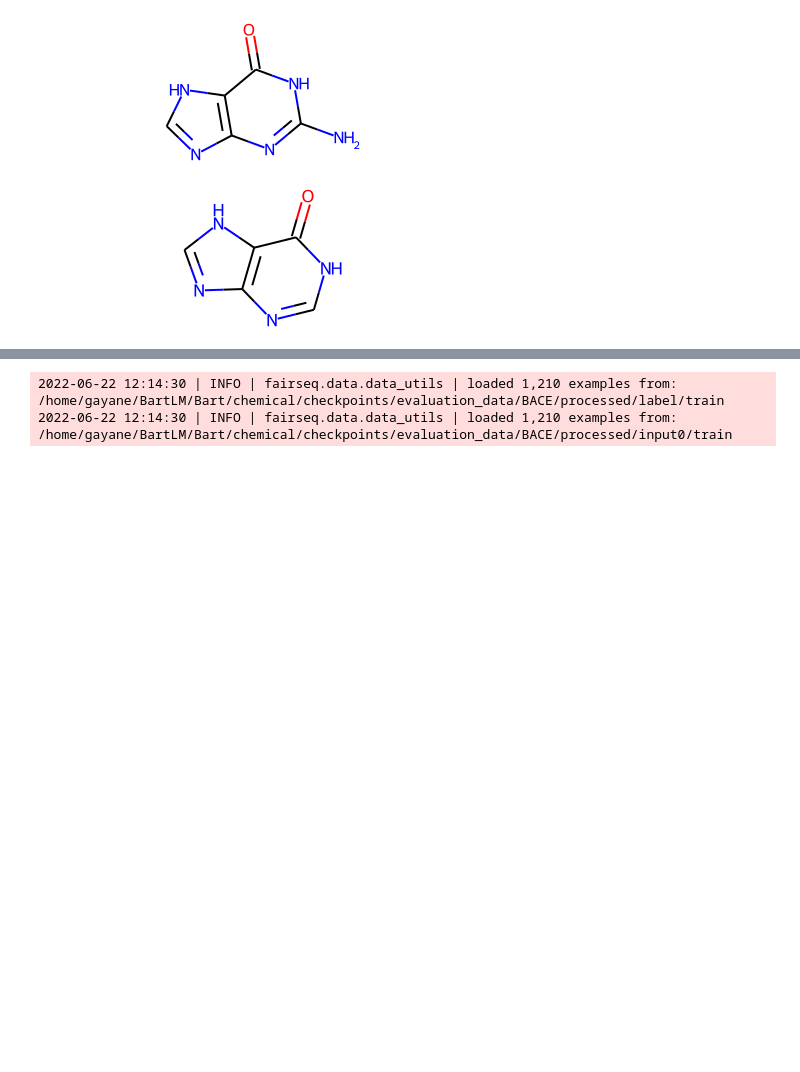
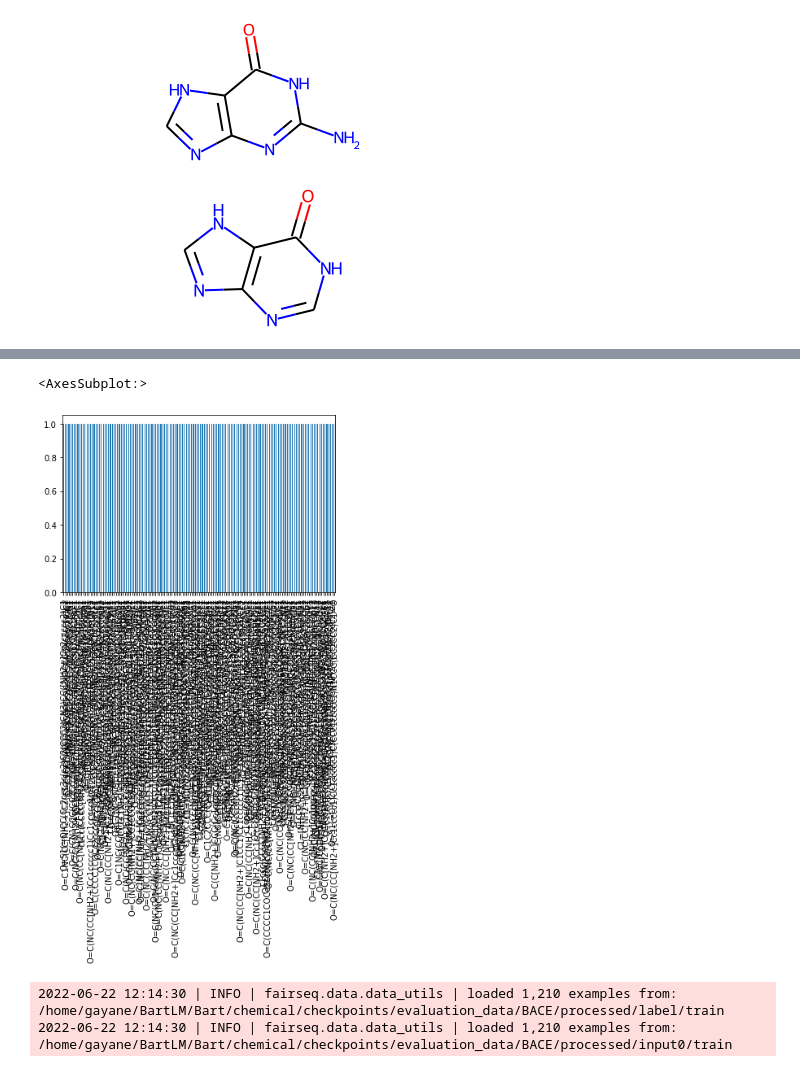
Before and after one commit to YerevaNN/fairseq, a Jupyter notebook: scripts/analyze.ipynb, the cells around one changed output, grey strips where cells are left out. Drawn from its saved outputs; the diff is of its cells as text; code cells hidden in the pictures; blank space fills up the shorter version.

```diff
--- a/scripts/analyze.ipynb
+++ b/scripts/analyze.ipynb
@@ -700,3 +689,8 @@ len(set(train_df['MurckoScaffold'].values)), len(train_df)
+# %%
+valid_df.MurckoScaffold.value_counts().plot(kind='bar')
+# %% [output]
+<AxesSubplot:>
+[figure, added]
 # %%
 if len(dataset_js["class_index"])>1:
     test_label_path = list()
```
Also changed, not shown: parts of 43 cells of this notebook, 23 other files.
